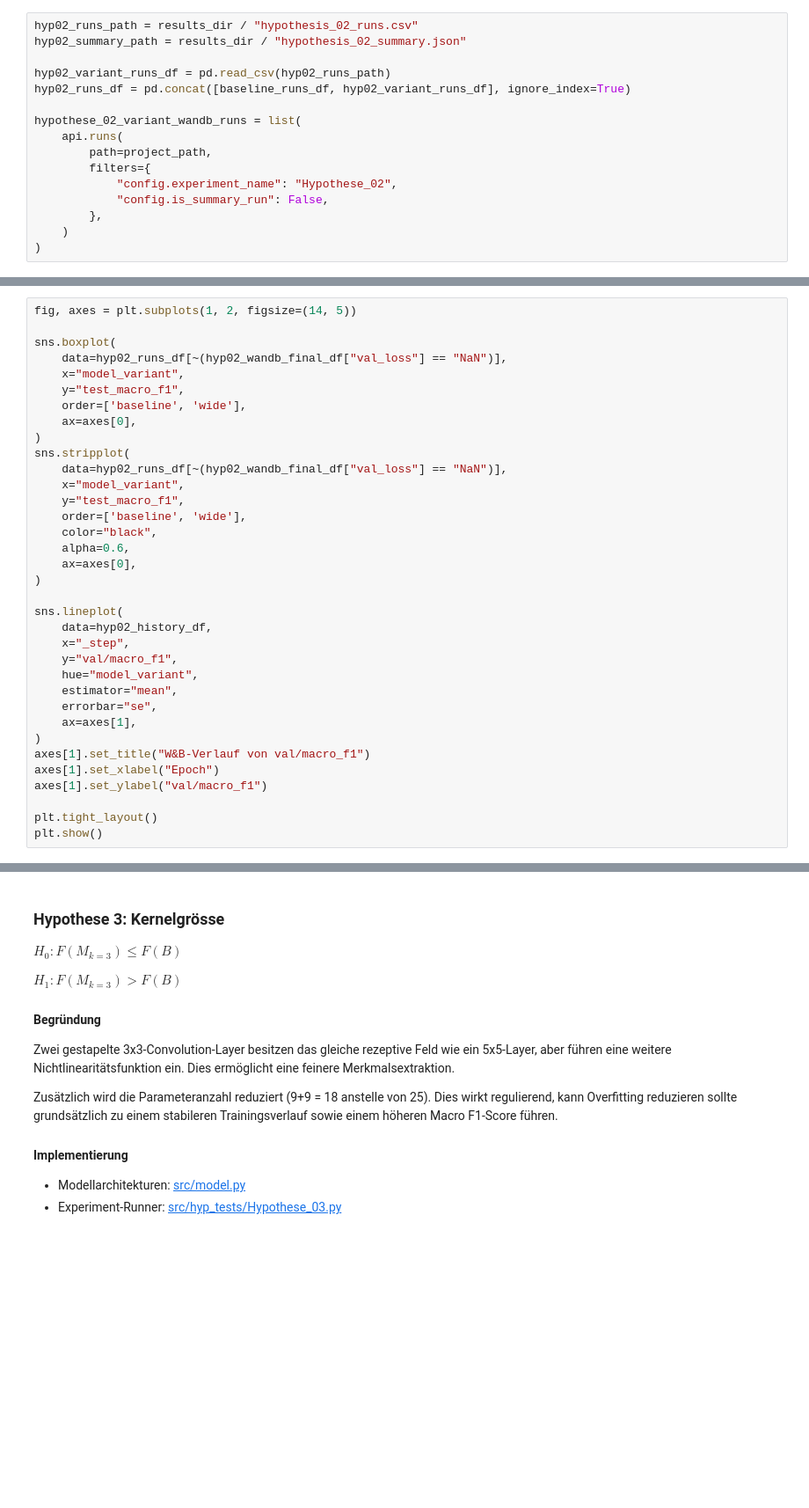
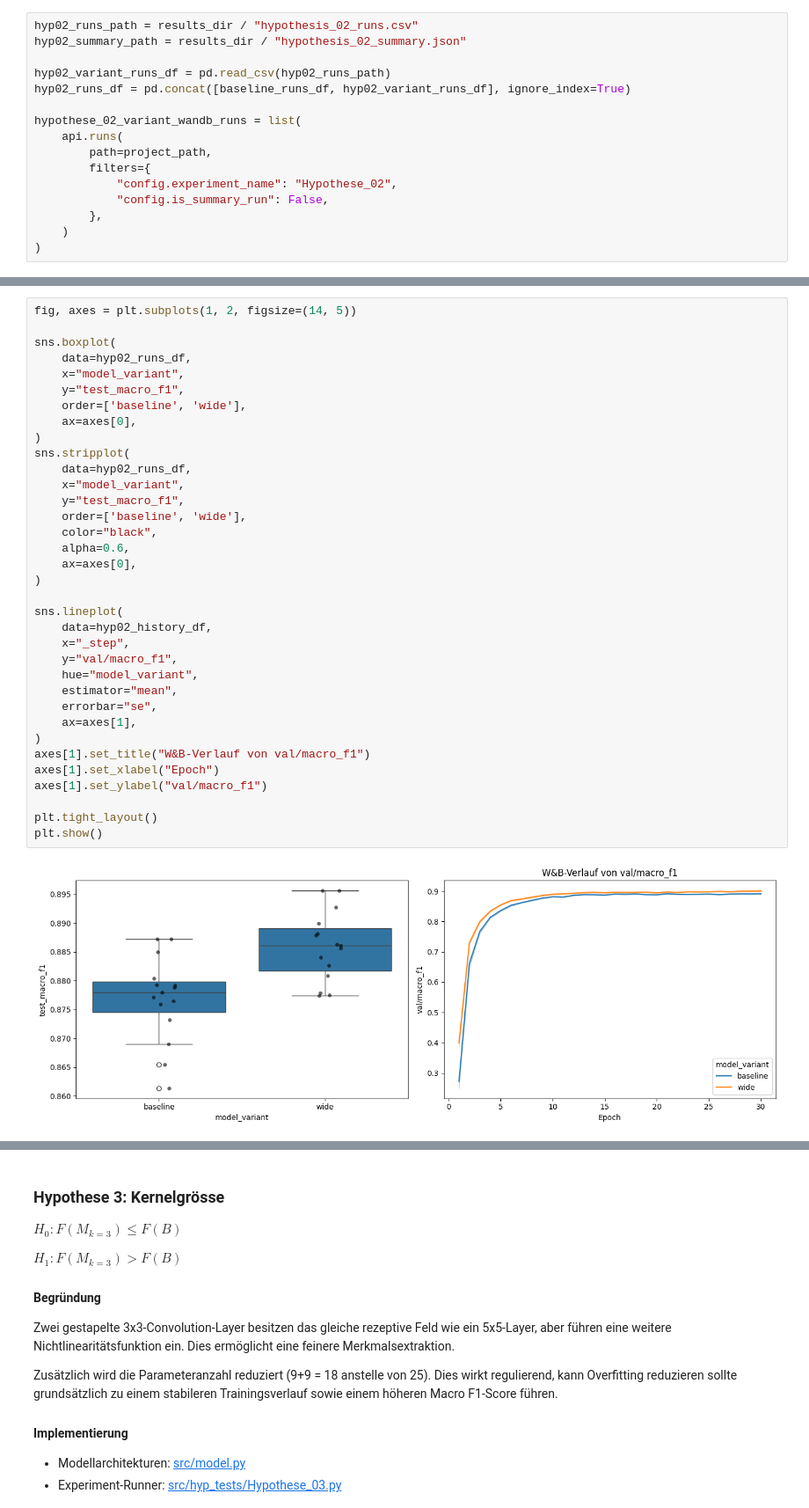
Before and after one commit to HorusXIV/DEL, a Jupyter notebook: notebooks/del_report.ipynb, the cells around one changed output, grey strips where cells are left out. Shown at 88% size. Drawn from its saved outputs; the diff is of its cells as text; blank space fills up the shorter version.

```diff
--- a/notebooks/del_report.ipynb
+++ b/notebooks/del_report.ipynb
@@ -1323,35 +1326,37 @@ display(hyp02_wandb_final_df)
 fig, axes = plt.subplots(1, 2, figsize=(14, 5))
 
 sns.boxplot(
-    data=hyp02_runs_df[~(hyp02_wandb_final_df["val_loss"] == "NaN")],
+    data=hyp02_runs_df,
     x="model_variant",
     y="test_macro_f1",
     order=['baseline', 'wide'],
     ax=axes[0],
 )
 sns.stripplot(
-    data=hyp02_runs_df[~(hyp02_wandb_final_df["val_loss"] == "NaN")],
+    data=hyp02_runs_df,
     x="model_variant",
     y="test_macro_f1",
     order=['baseline', 'wide'],
     color="black",
     alpha=0.6,
     ax=axes[0],
 )
 
 sns.lineplot(
     data=hyp02_history_df,
     x="_step",
     y="val/macro_f1",
     hue="model_variant",
     estimator="mean",
     errorbar="se",
     ax=axes[1],
 )
 axes[1].set_title("W&B-Verlauf von val/macro_f1")
 axes[1].set_xlabel("Epoch")
 axes[1].set_ylabel("val/macro_f1")
 
 plt.tight_layout()
 plt.show()
+# %% [output]
+[figure, added]
 # %%
```
Also changed, not shown: parts of 40 cells of this notebook, 21 other files.
